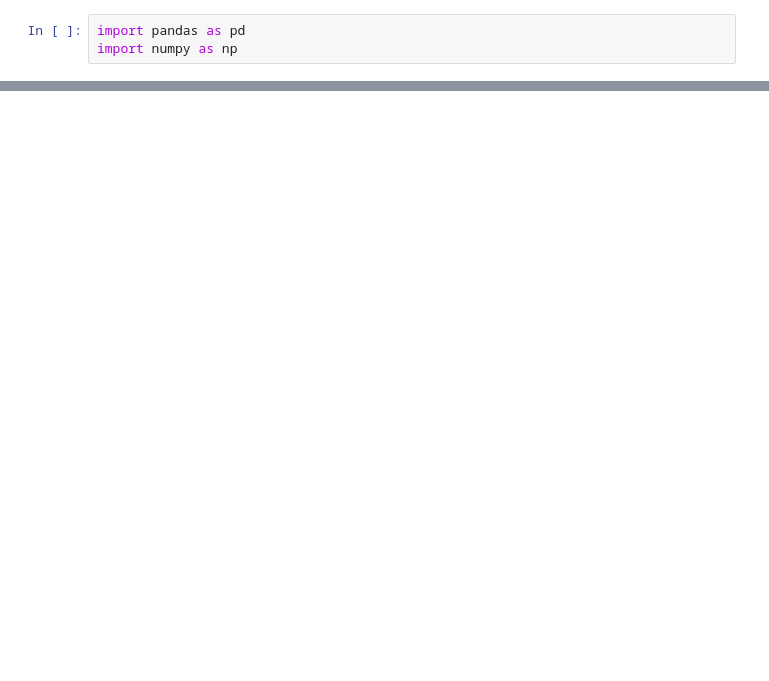
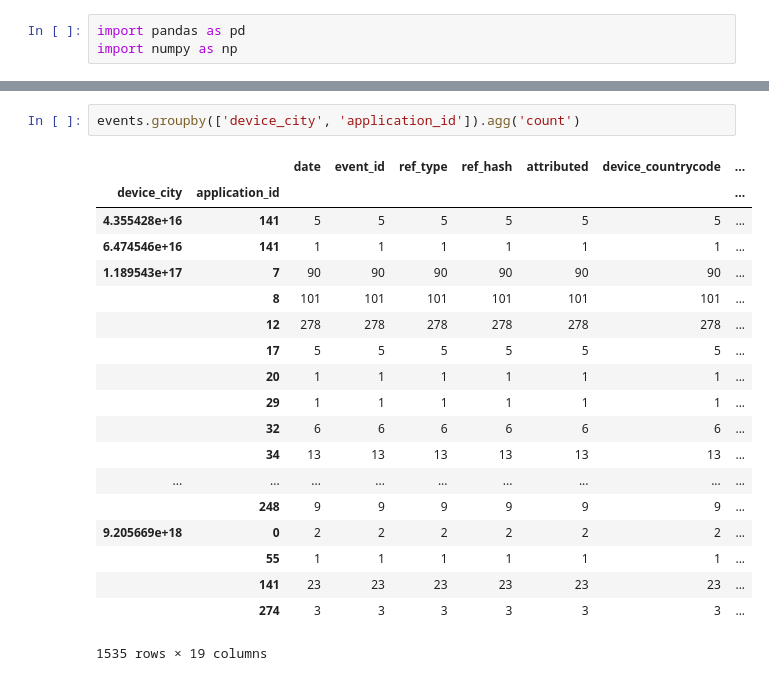
Before and after one commit to Elianagam/orgaDatosTp1, a Jupyter notebook: prueba_events.ipynb, the cells around one changed output, grey strips where cells are left out. Cells and saved outputs as stored; diff of their text form; blank space fills up the shorter version.

```diff
--- a/prueba_events.ipynb
+++ b/prueba_events.ipynb
@@ -211,0 +110,22 @@ Name: ip_address, dtype: float64
+# %%
+events.groupby(['device_city', 'application_id']).agg('count')
+# %% [output]
+|  |  | date | event_id | ref_type | ref_hash | attributed | device_countrycode | ... |
+| device_city | application_id |  |  |  |  |  |  | ... |
+| 4.355428e+16 | 141 | 5 | 5 | 5 | 5 | 5 | 5 | ... |
+| 6.474546e+16 | 141 | 1 | 1 | 1 | 1 | 1 | 1 | ... |
+| 1.189543e+17 | 7 | 90 | 90 | 90 | 90 | 90 | 90 | ... |
+|  | 8 | 101 | 101 | 101 | 101 | 101 | 101 | ... |
+|  | 12 | 278 | 278 | 278 | 278 | 278 | 278 | ... |
+|  | 17 | 5 | 5 | 5 | 5 | 5 | 5 | ... |
+|  | 20 | 1 | 1 | 1 | 1 | 1 | 1 | ... |
+|  | 29 | 1 | 1 | 1 | 1 | 1 | 1 | ... |
+|  | 32 | 6 | 6 | 6 | 6 | 6 | 6 | ... |
+|  | 34 | 13 | 13 | 13 | 13 | 13 | 13 | ... |
+| ... | ... | ... | ... | ... | ... | ... | ... | ... |
+|  | 248 | 9 | 9 | 9 | 9 | 9 | 9 | ... |
+| 9.205669e+18 | 0 | 2 | 2 | 2 | 2 | 2 | 2 | ... |
+|  | 55 | 1 | 1 | 1 | 1 | 1 | 1 | ... |
+|  | 141 | 23 | 23 | 23 | 23 | 23 | 23 | ... |
+|  | 274 | 3 | 3 | 3 | 3 | 3 | 3 | ... |
+1535 rows × 19 columns
```
Also changed, not shown: parts of 53 cells of this notebook.
